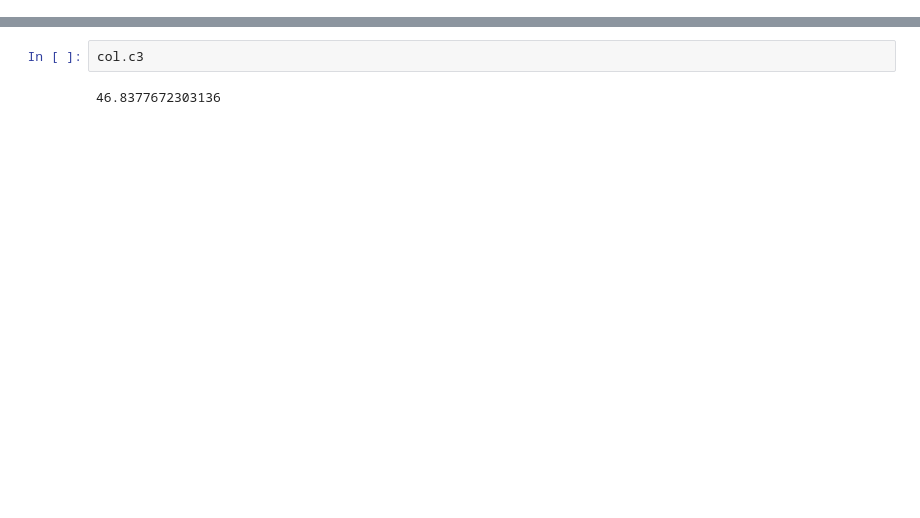
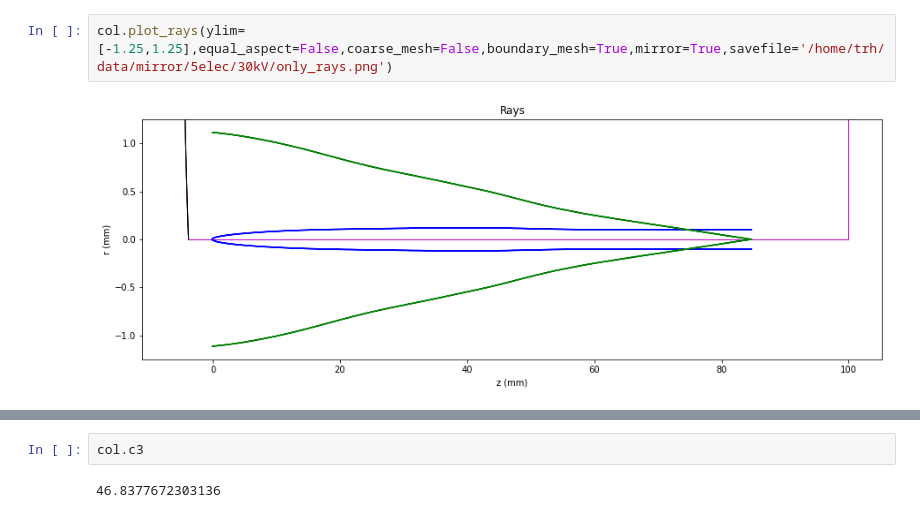
Before and after one commit to tylerharvey/EMDesign, a Jupyter notebook: mirror_compare.ipynb, the cells around one changed output, grey strips where cells are left out. Cells and saved outputs as stored; diff of their text form; blank space fills up the shorter version.

```diff
--- a/mirror_compare.ipynb
+++ b/mirror_compare.ipynb
@@ -69,0 +51,4 @@ col.c3
+# %%
+col.plot_rays(ylim=[-1.25,1.25],equal_aspect=False,coarse_mesh=False,boundary_mesh=True,mirror=True,savefile='/home/trh/data/mirror/5elec/30kV/only_rays.png')
+# %% [output]
+[figure, added]
```
Also changed, not shown: parts of 11 cells of this notebook, 4 other files.
